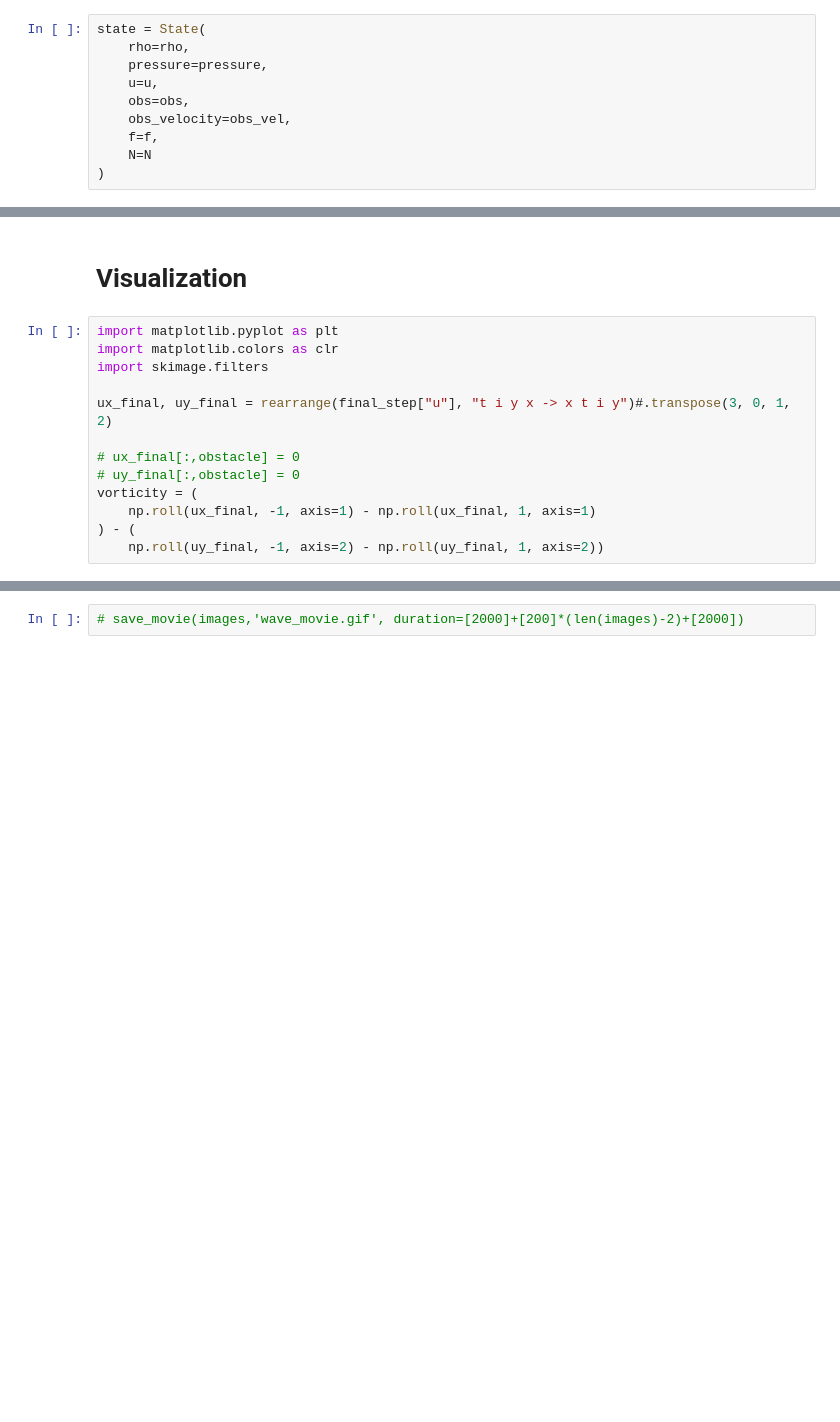
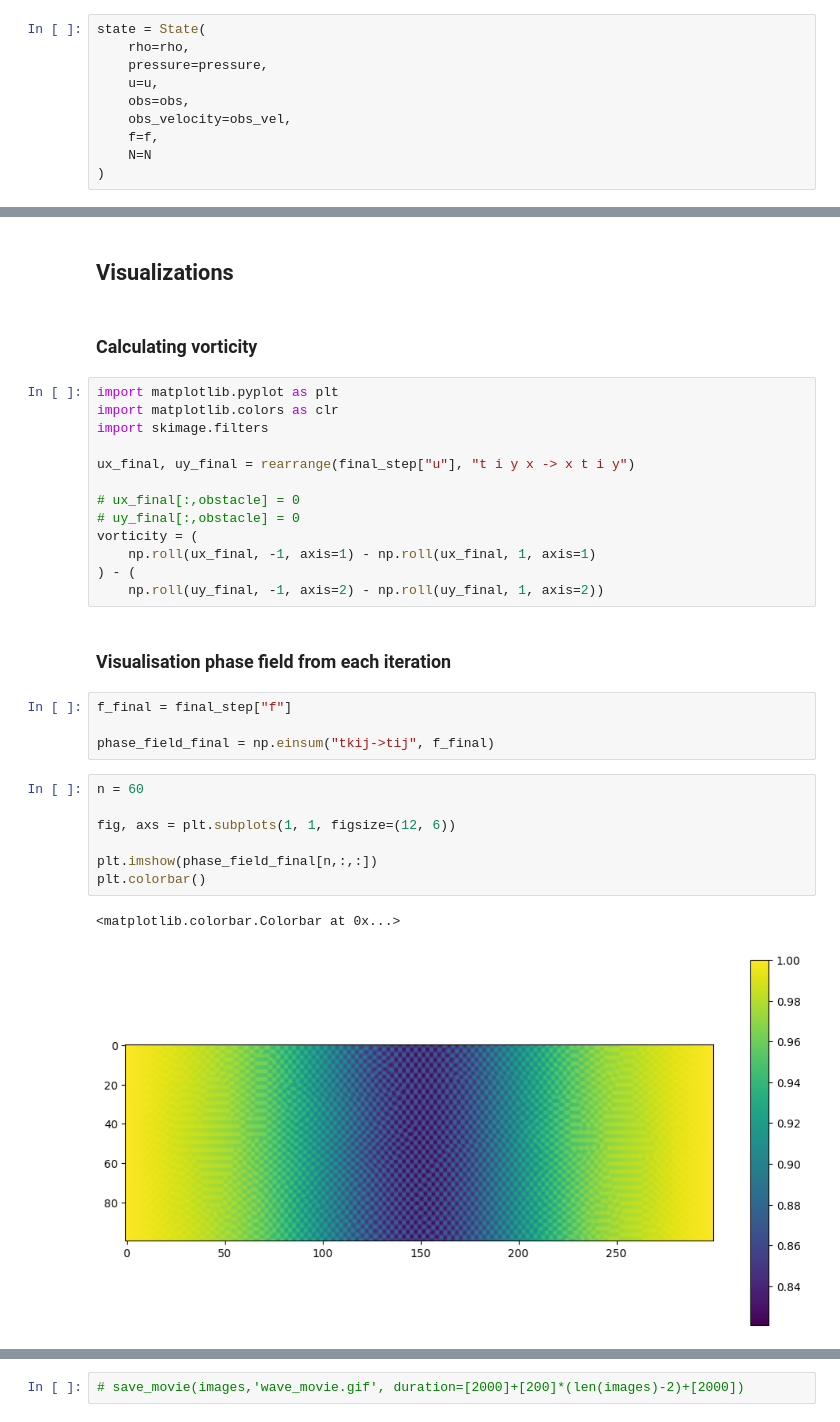
Before and after one commit to dic-case-studies/cg-lbm, a Jupyter notebook: notebooks/Color Gradient Lattice Boltzman Method.ipynb, the cells around one changed output, grey strips where cells are left out. Drawn from its saved outputs; the diff is of its cells as text; blank space fills up the shorter version.

```diff
--- a/notebooks/Color Gradient Lattice Boltzman Method.ipynb
+++ b/notebooks/Color Gradient Lattice Boltzman Method.ipynb
@@ -120,11 +130,13 @@ final_step = multi_step_simulation(system, state, nr_iter, nr_snapshots)
 # %% [markdown]
-# Visualization
+## Visualizations
+# %% [markdown]
+### Calculating vorticity
 # %%
 import matplotlib.pyplot as plt
 import matplotlib.colors as clr
 import skimage.filters
 
-ux_final, uy_final = rearrange(final_step["u"], "t i y x -> x t i y")#.transpose(3, 0, 1, 2)
+ux_final, uy_final = rearrange(final_step["u"], "t i y x -> x t i y")
 
 # ux_final[:,obstacle] = 0
 # uy_final[:,obstacle] = 0
@@ -132,3 +144,19 @@ vorticity = (
     np.roll(ux_final, -1, axis=1) - np.roll(ux_final, 1, axis=1)
 ) - (
     np.roll(uy_final, -1, axis=2) - np.roll(uy_final, 1, axis=2))
+# %% [markdown]
+### Visualisation phase field from each iteration
+# %%
+f_final = final_step["f"]
+
+phase_field_final = np.einsum("tkij->tij", f_final)
+# %%
+n = 60
+
+fig, axs = plt.subplots(1, 1, figsize=(12, 6))
+
+plt.imshow(phase_field_final[n,:,:])
+plt.colorbar()
+# %% [output]
+<matplotlib.colorbar.Colorbar at 0x...>
+[figure, added]
```
Also changed, not shown: parts of 42 cells of this notebook, 3 other files.
